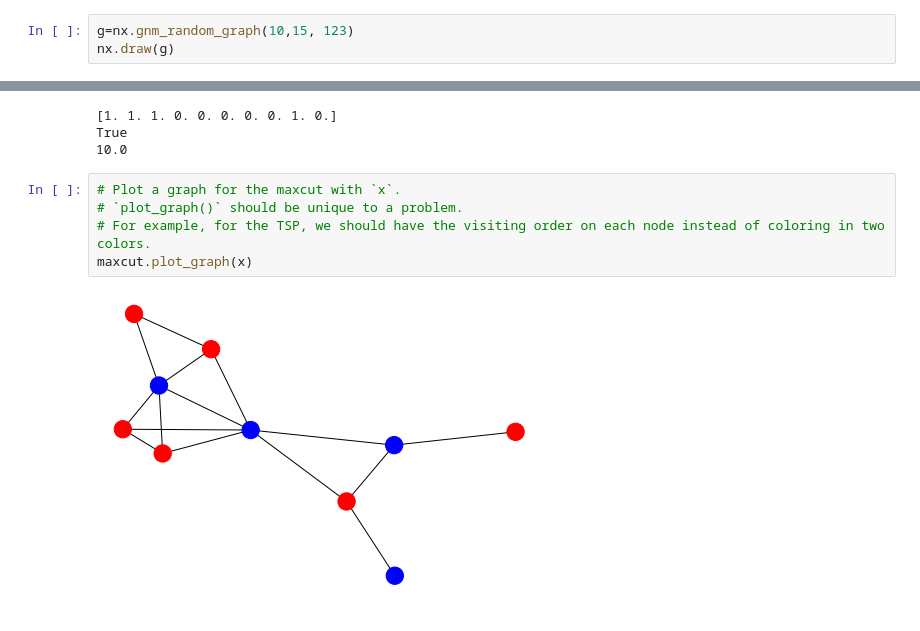
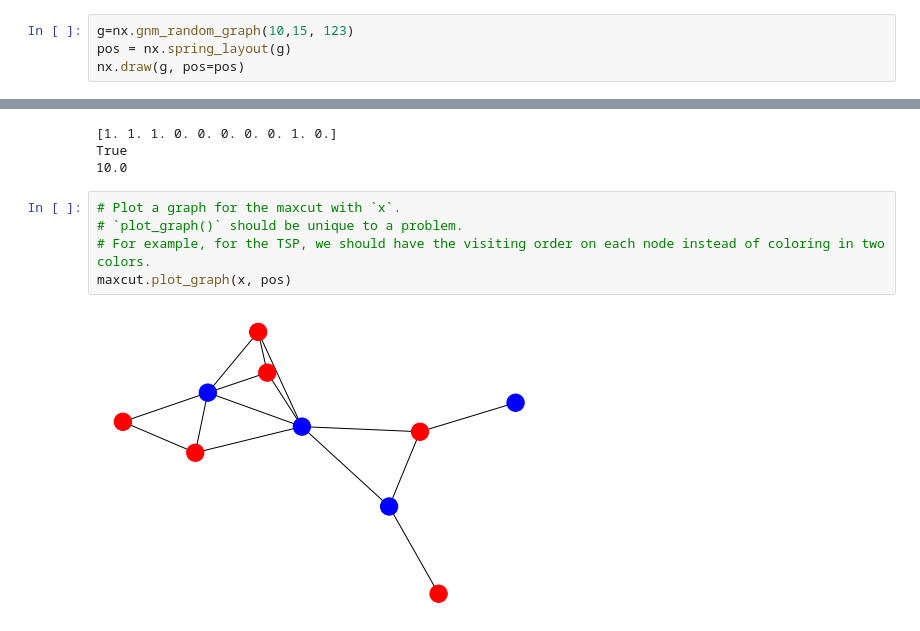
Before and after one commit to qiskit-community/qiskit-optimization, a Jupyter notebook: qiskit_optimization/applications/ising/maxcut_example.ipynb, the cells around one changed output, grey strips where cells are left out. Drawn from its saved outputs; the diff is of its cells as text.

Commit message:
fixed maxcut_exqample.ipynb

```diff
--- a/qiskit_optimization/applications/ising/maxcut_example.ipynb
+++ b/qiskit_optimization/applications/ising/maxcut_example.ipynb
@@ -10,5 +10,6 @@ from qiskit.algorithms import NumPyMinimumEigensolver
 from qiskit_optimization.algorithms import MinimumEigenOptimizer, RecursiveMinimumEigenOptimizer
 # %%
 g=nx.gnm_random_graph(10,15, 123)
-nx.draw(g)
+pos = nx.spring_layout(g)
+nx.draw(g, pos=pos)
 # %% [output]
@@ -64,7 +65,7 @@ True
 # %%
 # Plot a graph for the maxcut with `x`.
 # `plot_graph()` should be unique to a problem.
 # For example, for the TSP, we should have the visiting order on each node instead of coloring in two colors.
-maxcut.plot_graph(x)
+maxcut.plot_graph(x, pos)
 # %% [output]
-[figure, old version]
+[figure, new version]
```
Also changed, not shown: parts of 1 cell of this notebook.
